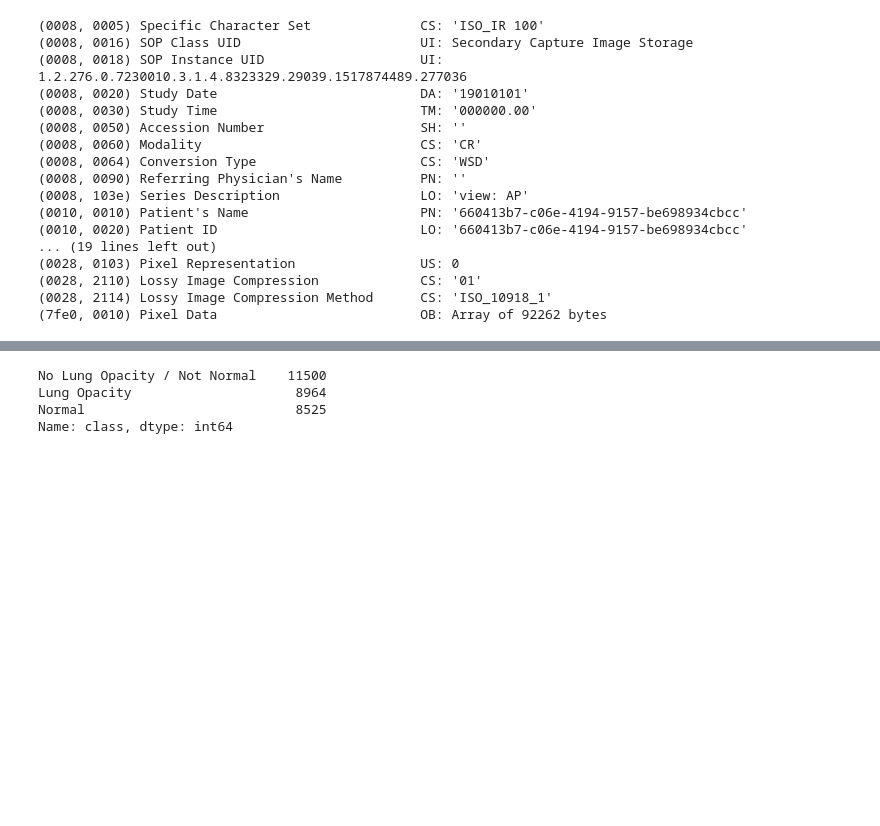
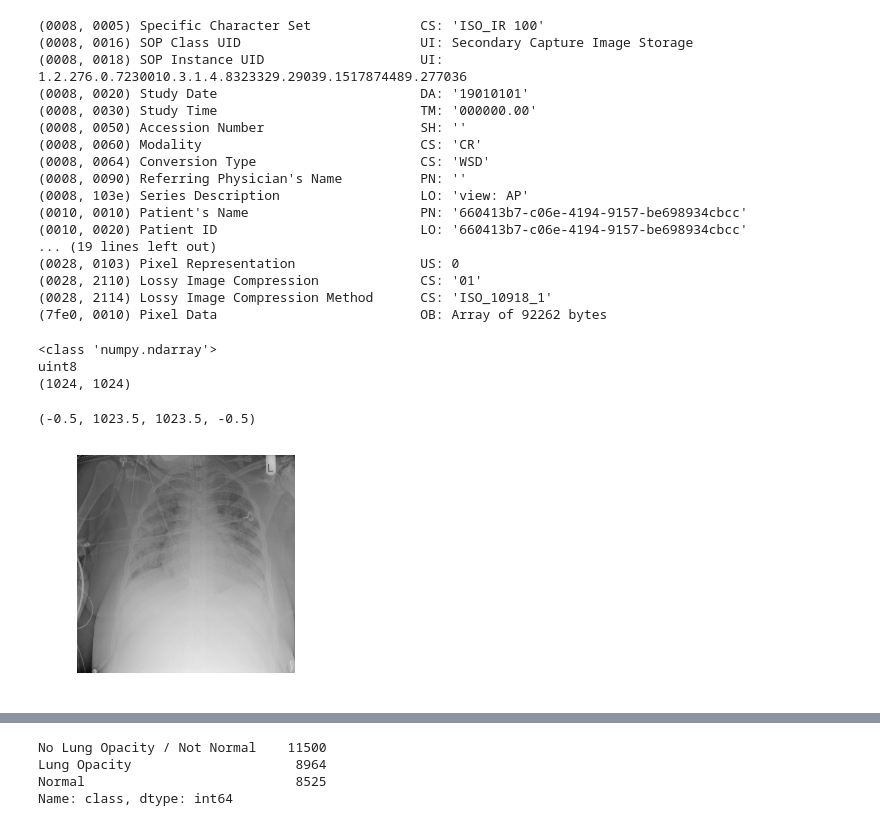
Before and after one commit to rpetrenko/rsna-pnemonia, a Jupyter notebook: data_explore.ipynb, the cells around one changed output, grey strips where cells are left out. Cells and saved outputs as stored; diff of their text form; code cells hidden in the pictures; blank space fills up the shorter version.

Commit message:
plot first dicom image

```diff
--- a/data_explore.ipynb
+++ b/data_explore.ipynb
@@ -45,6 +46,21 @@ ds
 (0028, 2110) Lossy Image Compression             CS: '01'
 (0028, 2114) Lossy Image Compression Method      CS: 'ISO_10918_1'
 (7fe0, 0010) Pixel Data                          OB: Array of 92262 bytes
+# %%
+im = ds.pixel_array
+print(type(im))
+print(im.dtype)
+print(im.shape)
+# %% [output]
+<class 'numpy.ndarray'>
+uint8
+(1024, 1024)
+# %%
+pylab.imshow(im, cmap=pylab.cm.gist_gray)
+pylab.axis('off')
+# %% [output]
+(-0.5, 1023.5, 1023.5, -0.5)
+[figure, added]
 # %%
 class_info = pd.read_csv(os.path.join(data_dir, "stage_1_detailed_class_info.csv"))
 class_info.describe()
```
Also changed, not shown: parts of 3 cells of this notebook.
